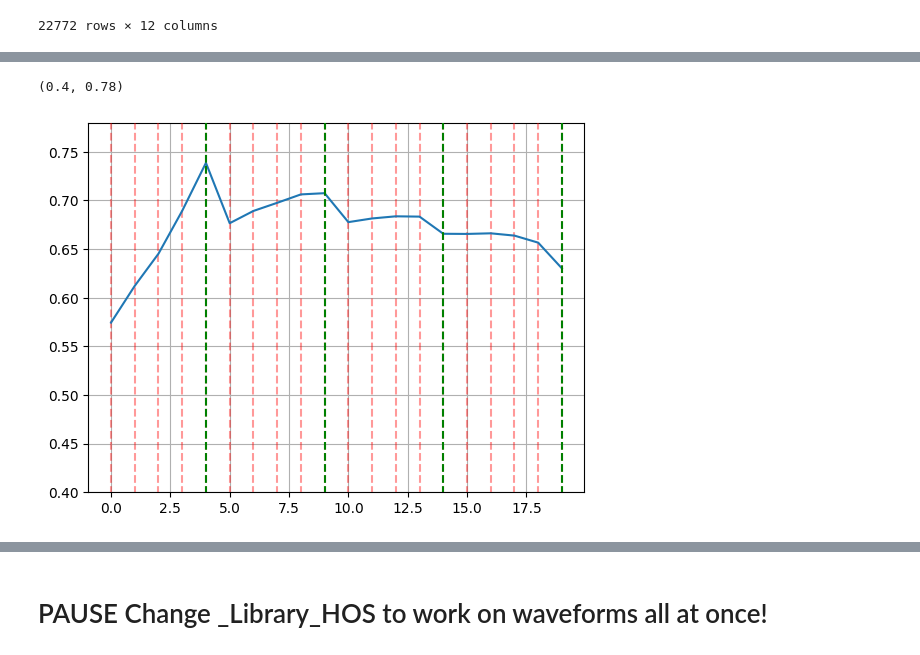
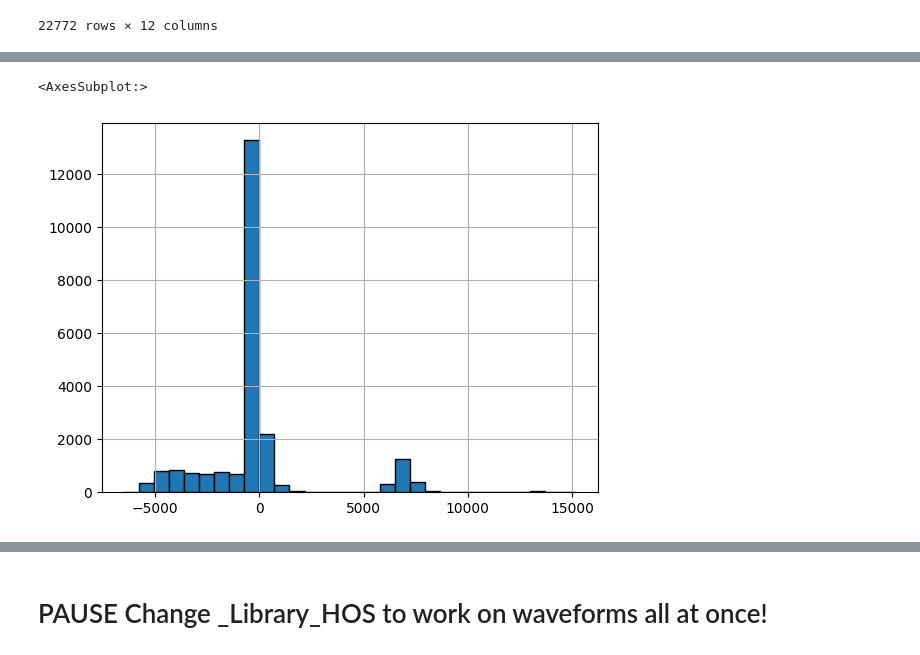
Before and after one commit to Nemenick/primoprogetto, a Jupyter notebook: Codici/_DETECT_HOS.ipynb, the cells around one changed output, grey strips where cells are left out. Cells and saved outputs as stored; diff of their text form; code cells hidden in the pictures.

```diff
--- a/Codici/_DETECT_HOS.ipynb
+++ b/Codici/_DETECT_HOS.ipynb
@@ -230,10 +221,6 @@ print(len(bonta_S6l))
-# %%
-plt.plot(bonta_S6l,zorder=51)
-plt.vlines(range(20),0,1, color="red", zorder=51-1, alpha=0.4, linestyle="--", label="change threshold (0.1 - 0.4,1 )")
-plt.vlines([4,9,14,19],0,1, color="green", zorder=51, alpha=1, linestyle="--", label="change threshold (0.1 - 0.4,1 )")
-
-plt.grid()
-plt.ylim((0.4,0.78))
-# %% [output]
-(0.4, 0.78)
-[figure, removed]
+# %%
+vedok = "stat: S_6 type_filter: bandpass filter freq: [0.5, 25] window_width: 200 tresh: [0.1, 0.2, 0.3, 0.4]_ons_th=0.3"
+(ons_2["trace_P_arrival_sample"] - ons_2[vedok]).hist(edgecolor="black",bins=30)
+# %% [output]
+<AxesSubplot:>
+[figure, added]
```
Also changed, not shown: parts of 15 cells of this notebook, 3 other files.
